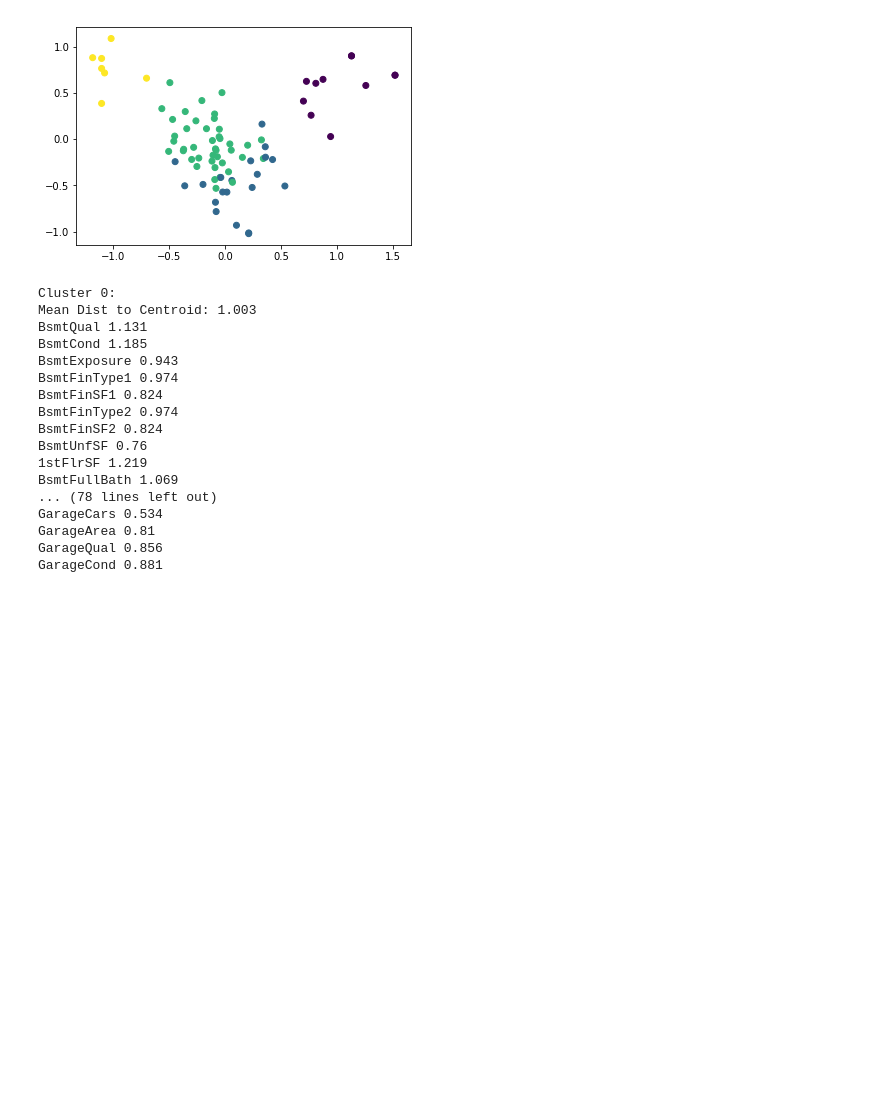
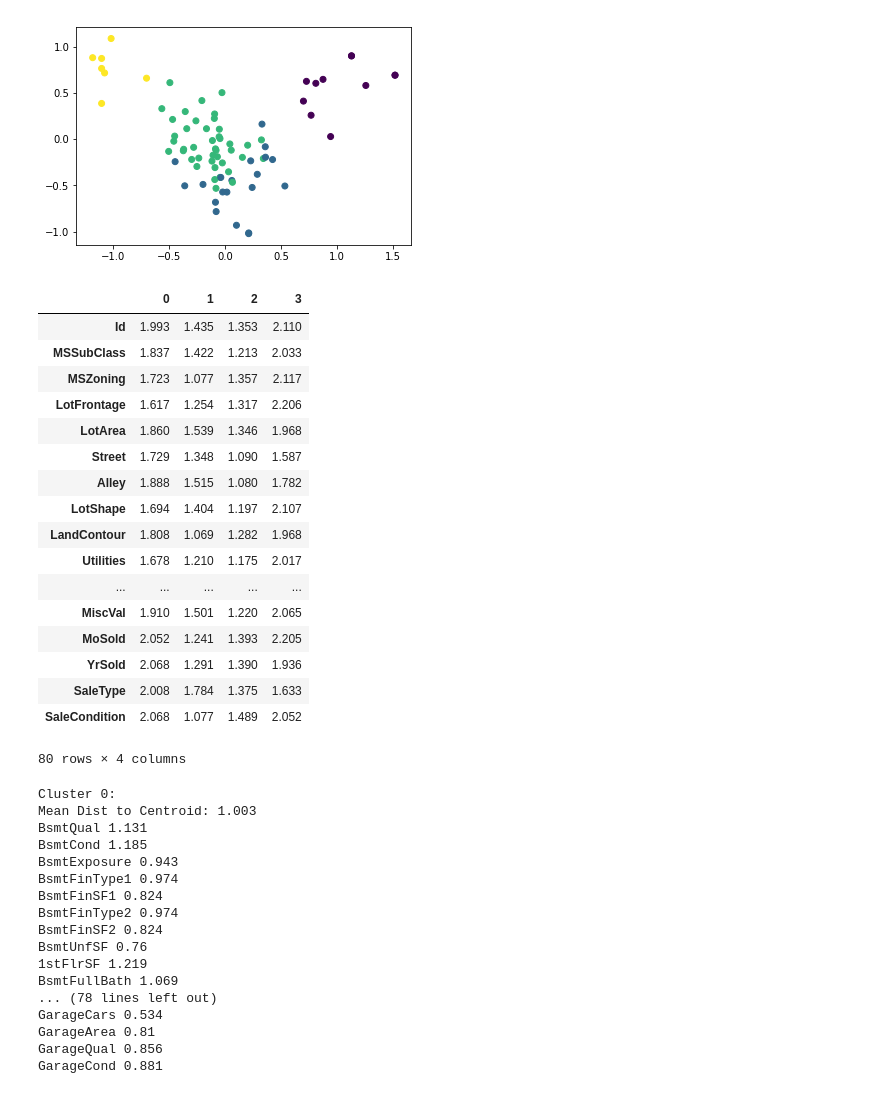
Before and after one commit to lucky7-capstone/Lucky7-Capstone, a Jupyter notebook: ML/Exploration.ipynb, the cells around one changed output. Cells and saved outputs as stored; diff of their text form; code cells hidden in the pictures; blank space fills up the shorter version.

```diff
--- a/ML/Exploration.ipynb
+++ b/ML/Exploration.ipynb
@@ -97,6 +97,27 @@ clustered = pd.DataFrame()
 for i in range(clusters):
     clustered[i] = vectors.apply(dist, args=(kmeans.cluster_centers_[i], ), axis=0)
 clustered = clustered.set_index(arr1)
+# %%
+clustered
+# %% [output]
+|  | 0 | 1 | 2 | 3 |
+| Id | 1.993 | 1.435 | 1.353 | 2.110 |
+| MSSubClass | 1.837 | 1.422 | 1.213 | 2.033 |
+| MSZoning | 1.723 | 1.077 | 1.357 | 2.117 |
+| LotFrontage | 1.617 | 1.254 | 1.317 | 2.206 |
+| LotArea | 1.860 | 1.539 | 1.346 | 1.968 |
+| Street | 1.729 | 1.348 | 1.090 | 1.587 |
+| Alley | 1.888 | 1.515 | 1.080 | 1.782 |
+| LotShape | 1.694 | 1.404 | 1.197 | 2.107 |
+| LandContour | 1.808 | 1.069 | 1.282 | 1.968 |
+| Utilities | 1.678 | 1.210 | 1.175 | 2.017 |
+| ... | ... | ... | ... | ... |
+| MiscVal | 1.910 | 1.501 | 1.220 | 2.065 |
+| MoSold | 2.052 | 1.241 | 1.393 | 2.205 |
+| YrSold | 2.068 | 1.291 | 1.390 | 1.936 |
+| SaleType | 2.008 | 1.784 | 1.375 | 1.633 |
+| SaleCondition | 2.068 | 1.077 | 1.489 | 2.052 |
+80 rows × 4 columns
 # %%
 #kmeans.cluster_centers_
 
```
Also changed, not shown: parts of 5 cells of this notebook, 4 other files.
